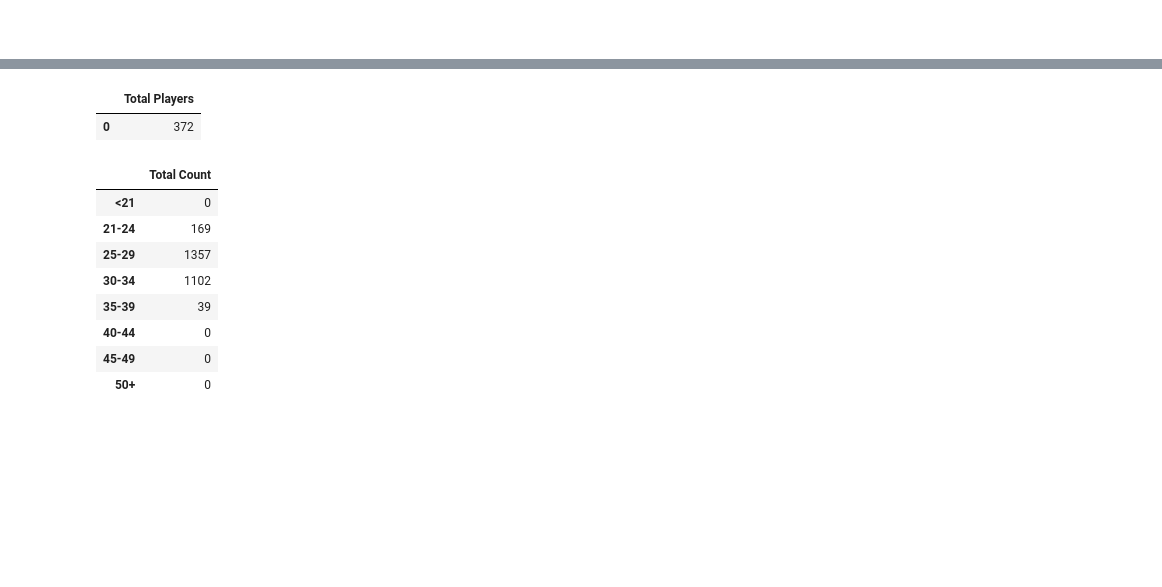
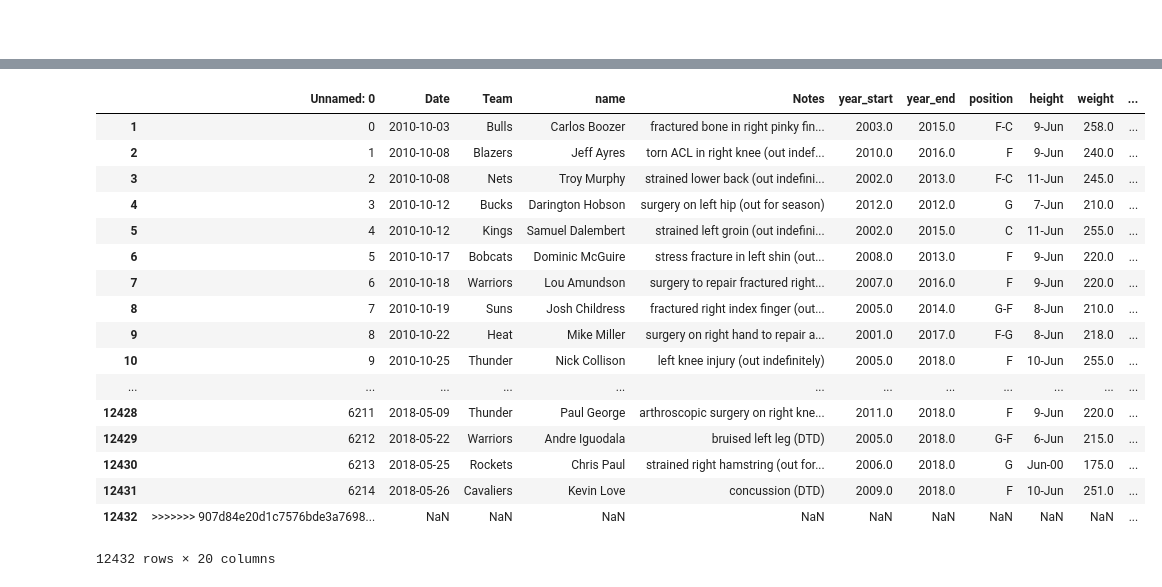
Before and after one commit to Mspivey100/Pineapple-Project, a Jupyter notebook: Age vs Sports Injuries in the NBA-Copy1.ipynb, the cells around one changed output, grey strips where cells are left out. Cells and saved outputs as stored; diff of their text form; code cells hidden in the pictures; blank space fills up the shorter version.

```diff
--- a/Age vs Sports Injuries in the NBA-Copy1.ipynb
+++ b/Age vs Sports Injuries in the NBA-Copy1.ipynb
@@ -58,6 +31,0 @@ date
-# %%
-age[0] = pd.to_numeric(age[0])
-date[2] = pd.to_numeric(age[2])
-nba_hurt["Injury Age"] = date[0] - age[2]
-
-date.dtype
@@ -69,3 +51,0 @@ NameError: name 'dtype' is not defined
-# %%
-age[2] = pd.to_numeric(date[0])
-merge_table['Injury Age'] = date[0] - age[2]
@@ -73,0 +52,7 @@ TypeError: ufunc 'subtract' did not contain a loop with signature matching types
+# %%
+#age = age.loc[age[2] - 2019]
+date2 = date.iloc[0:12431,0]
+age2 = age.iloc[0:12431,0]
+# %%
+nba_hurt["Injury Age"] = date2 - age2
+nba_hurt
@@ -233,33 +82,27 @@ dtype: int64
-# %%
-# player_demographics = merge_table.loc[:, ["name"]]
-num_players = merge_table["name"].nunique()
-# Display the total number of players
-pd.DataFrame({"Total Players": [num_players]})
-# %% [output]
-|  | Total Players |
-| 0 | 372 |
 # %%
-player_demographics = merge_table.loc[:, ["age"]]
-player_demographics.count()
+
 age_bins = [0, 20.90, 24.90, 29.90, 34.90, 39.90, 44.90, 49.90, 99999]
 group_names = ["<21", "21-24", "25-29", "30-34", "35-39", "40-44", "45-49", "50+"]
-player_demographics["Age Ranges"] = pd.cut(player_demographics["age"], age_bins, labels=group_names)
-#Calculate the Numbers and Percentages by Age Group
-age_demographics_totals = player_demographics["Age Ranges"].value_counts()
-age_demographics_percents = age_demographics_totals / num_players * 100
-age_demographics = pd.DataFrame({"Total Count": age_demographics_totals})
-# Minor Data Munging
-age_demographics = age_demographics.round(2)
 
-# Display Age Demographics Table
-age_demographics.sort_index()
+nba_hurt["Age Group"] = pd.cut(nba_hurt["Injury Age"], age_bins, labels =group_names)
+
+nba_hurt
 # %% [output]
-|  | Total Count |
-| <21 | 0 |
-| 21-24 | 169 |
-| 25-29 | 1357 |
-| 30-34 | 1102 |
-| 35-39 | 39 |
-| 40-44 | 0 |
-| 45-49 | 0 |
-| 50+ | 0 |
+|  | Unnamed: 0 | Date | Team | name | Notes | year_start | year_end | position | height | weight | ... |
+| 1 | 0 | 2010-10-03 | Bulls | Carlos Boozer | fractured bone in right pinky fin... | 2003.0 | 2015.0 | F-C | 9-Jun | 258.0 | ... |
+| 2 | 1 | 2010-10-08 | Blazers | Jeff Ayres | torn ACL in right knee (out indef... | 2010.0 | 2016.0 | F | 9-Jun | 240.0 | ... |
+| 3 | 2 | 2010-10-08 | Nets | Troy Murphy | strained lower back (out indefini... | 2002.0 | 2013.0 | F-C | 11-Jun | 245.0 | ... |
+| 4 | 3 | 2010-10-12 | Bucks | Darington Hobson | surgery on left hip (out for season) | 2012.0 | 2012.0 | G | 7-Jun | 210.0 | ... |
+| 5 | 4 | 2010-10-12 | Kings | Samuel Dalembert | strained left groin (out indefini... | 2002.0 | 2015.0 | C | 11-Jun | 255.0 | ... |
+| 6 | 5 | 2010-10-17 | Bobcats | Dominic McGuire | stress fracture in left shin (out... | 2008.0 | 2013.0 | F | 9-Jun | 220.0 | ... |
+| 7 | 6 | 2010-10-18 | Warriors | Lou Amundson | surgery to repair fractured right... | 2007.0 | 2016.0 | F | 9-Jun | 220.0 | ... |
+| 8 | 7 | 2010-10-19 | Suns | Josh Childress | fractured right index finger (out... | 2005.0 | 2014.0 | G-F | 8-Jun | 210.0 | ... |
+| 9 | 8 | 2010-10-22 | Heat | Mike Miller | surgery on right hand to repair a... | 2001.0 | 2017.0 | F-G | 8-Jun | 218.0 | ... |
+| 10 | 9 | 2010-10-25 | Thunder | Nick Collison | left knee injury (out indefinitely) | 2005.0 | 2018.0 | F | 10-Jun | 255.0 | ... |
+| ... | ... | ... | ... | ... | ... | ... | ... | ... | ... | ... | ... |
+| 12428 | 6211 | 2018-05-09 | Thunder | Paul George | arthroscopic surgery on right kne... | 2011.0 | 2018.0 | F | 9-Jun | 220.0 | ... |
+| 12429 | 6212 | 2018-05-22 | Warriors | Andre Iguodala | bruised left leg (DTD) | 2005.0 | 2018.0 | G-F | 6-Jun | 215.0 | ... |
+| 12430 | 6213 | 2018-05-25 | Rockets | Chris Paul | strained right hamstring (out for... | 2006.0 | 2018.0 | G | Jun-00 | 175.0 | ... |
+| 12431 | 6214 | 2018-05-26 | Cavaliers | Kevin Love | concussion (DTD) | 2009.0 | 2018.0 | F | 10-Jun | 251.0 | ... |
+| 12432 | >>>>>>> 907d84e20d1c7576bde3a7698... | NaN | NaN | NaN | NaN | NaN | NaN | NaN | NaN | NaN | ... |
+12432 rows × 20 columns
```
Also changed, not shown: parts of 22 cells of this notebook, 1 other file.
